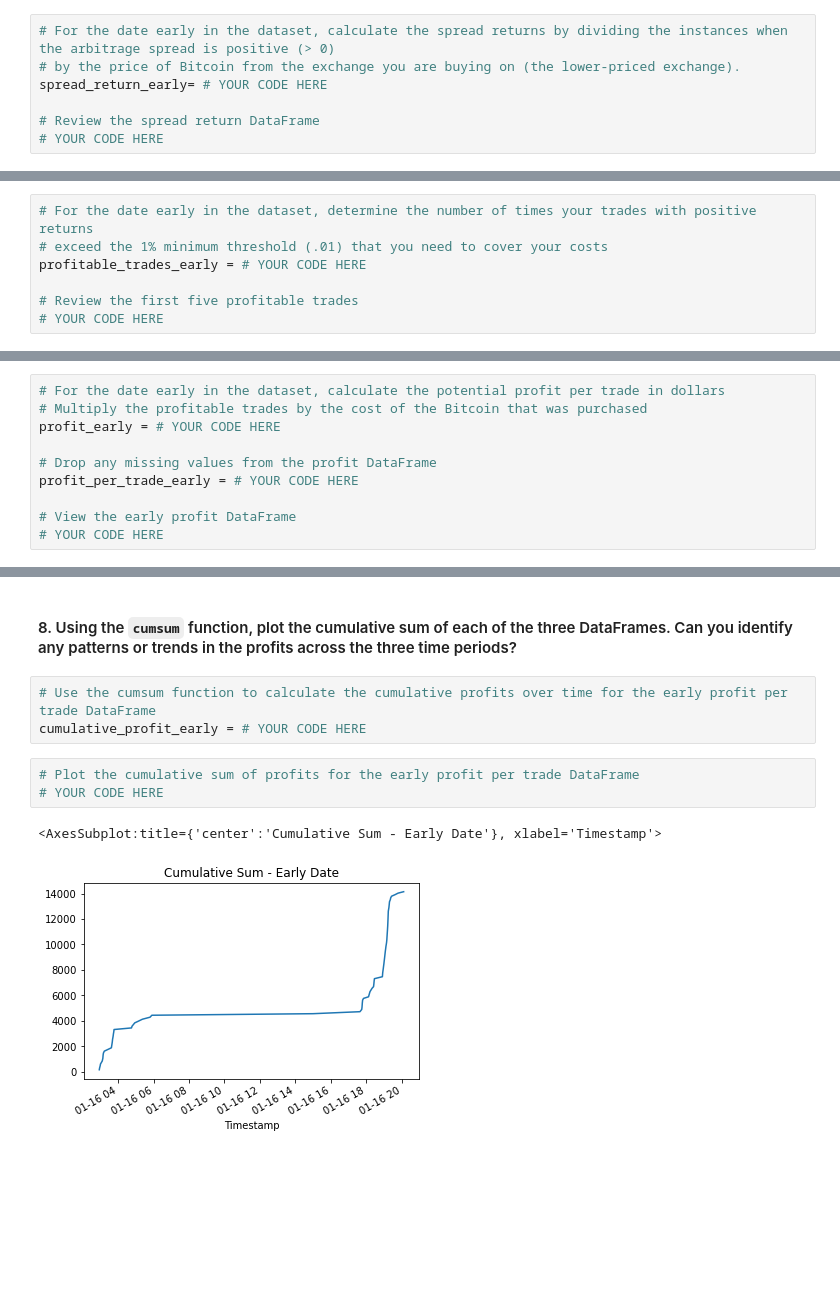
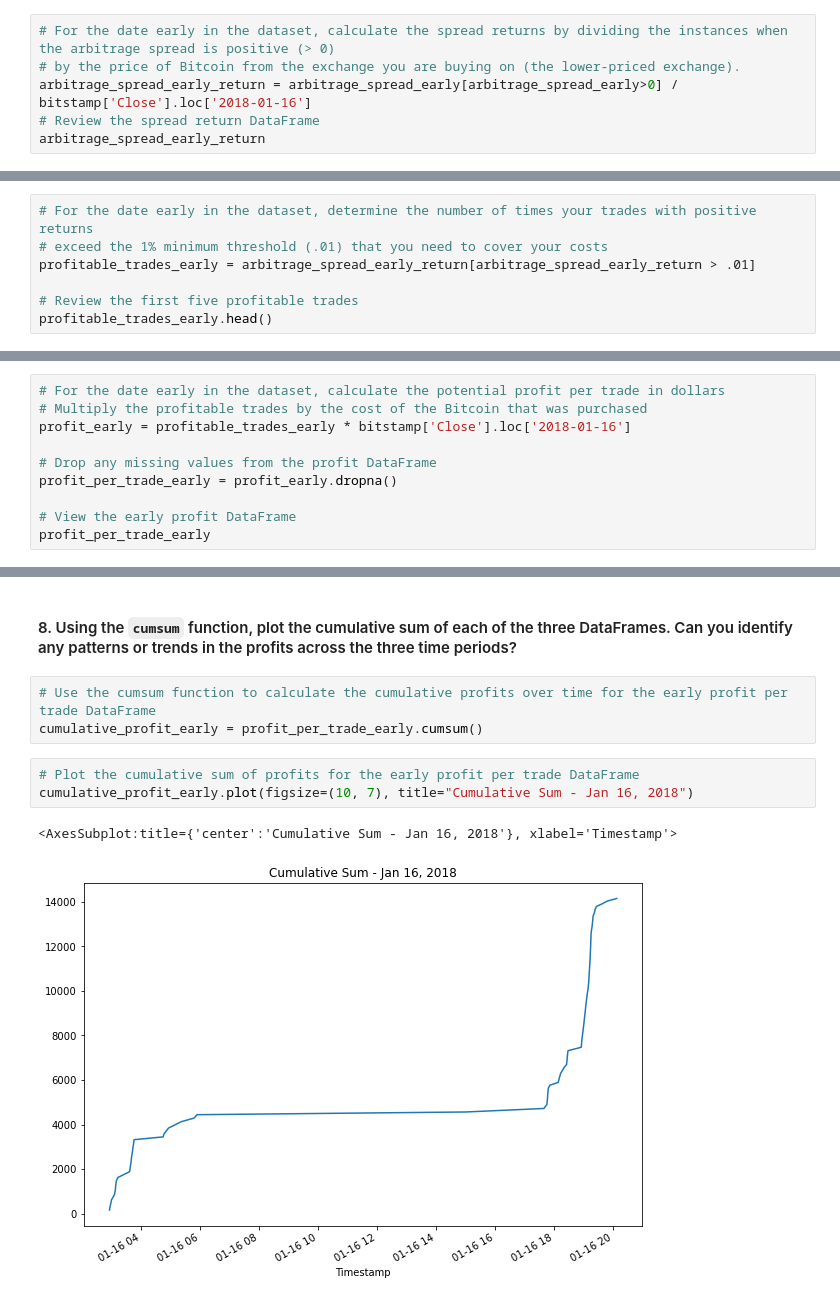
Before and after one commit to creamybokeh/Crypto-Arbitrage, a Jupyter notebook: crypto_arbitrage.ipynb, the cells around one changed output, grey strips where cells are left out. Drawn from its saved outputs; the diff is of its cells as text; blank space fills up the shorter version.

Commit message:
Added arbitrage profit calculations & plotted data.

```diff
--- a/crypto_arbitrage.ipynb
+++ b/crypto_arbitrage.ipynb
@@ -526,10 +557,9 @@ Name: Close, dtype: float64
 # %%
 # For the date early in the dataset, calculate the spread returns by dividing the instances when the arbitrage spread is positive (> 0)
 # by the price of Bitcoin from the exchange you are buying on (the lower-priced exchange).
-spread_return_early= # YOUR CODE HERE
-
+arbitrage_spread_early_return = arbitrage_spread_early[arbitrage_spread_early>0] / bitstamp['Close'].loc['2018-01-16']
 # Review the spread return DataFrame
-# YOUR CODE HERE
+arbitrage_spread_early_return
 # %% [output]
 Timestamp
 2018-01-16 00:00:00         NaN
@@ -543,10 +613,10 @@ Name: Close, dtype: float64
 # %%
 # For the date early in the dataset, determine the number of times your trades with positive returns
 # exceed the 1% minimum threshold (.01) that you need to cover your costs
-profitable_trades_early = # YOUR CODE HERE
+profitable_trades_early = arbitrage_spread_early_return[arbitrage_spread_early_return > .01]
 
 # Review the first five profitable trades
-# YOUR CODE HERE
+profitable_trades_early.head()
 # %% [output]
 Timestamp
 2018-01-16 02:56:00    0.012962
@@ -576,13 +684,13 @@ Name: Close, dtype: float64
 # %%
 # For the date early in the dataset, calculate the potential profit per trade in dollars
 # Multiply the profitable trades by the cost of the Bitcoin that was purchased
-profit_early = # YOUR CODE HERE
+profit_early = profitable_trades_early * bitstamp['Close'].loc['2018-01-16']
 
 # Drop any missing values from the profit DataFrame
-profit_per_trade_early = # YOUR CODE HERE
+profit_per_trade_early = profit_early.dropna()
 
 # View the early profit DataFrame
-# YOUR CODE HERE
+profit_per_trade_early
 # %% [output]
 Timestamp
 2018-01-16 02:56:00    162.01
@@ -629,10 +798,10 @@ Name: Close, dtype: float64
 #### 8. Using the `cumsum` function, plot the cumulative sum of each of the three DataFrames. Can you identify any patterns or trends in the profits across the three time periods?
 # %%
 # Use the cumsum function to calculate the cumulative profits over time for the early profit per trade DataFrame
-cumulative_profit_early = # YOUR CODE HERE
+cumulative_profit_early = profit_per_trade_early.cumsum()
 # %%
 # Plot the cumulative sum of profits for the early profit per trade DataFrame
-# YOUR CODE HERE
+cumulative_profit_early.plot(figsize=(10, 7), title="Cumulative Sum - Jan 16, 2018")
 # %% [output]
-<AxesSubplot:title={'center':'Cumulative Sum - Early Date'}, xlabel='Timestamp'>
+<AxesSubplot:title={'center':'Cumulative Sum - Jan 16, 2018'}, xlabel='Timestamp'>
-[figure, old version]
+[figure, new version]
```
Also changed, not shown: parts of 27 cells of this notebook.
